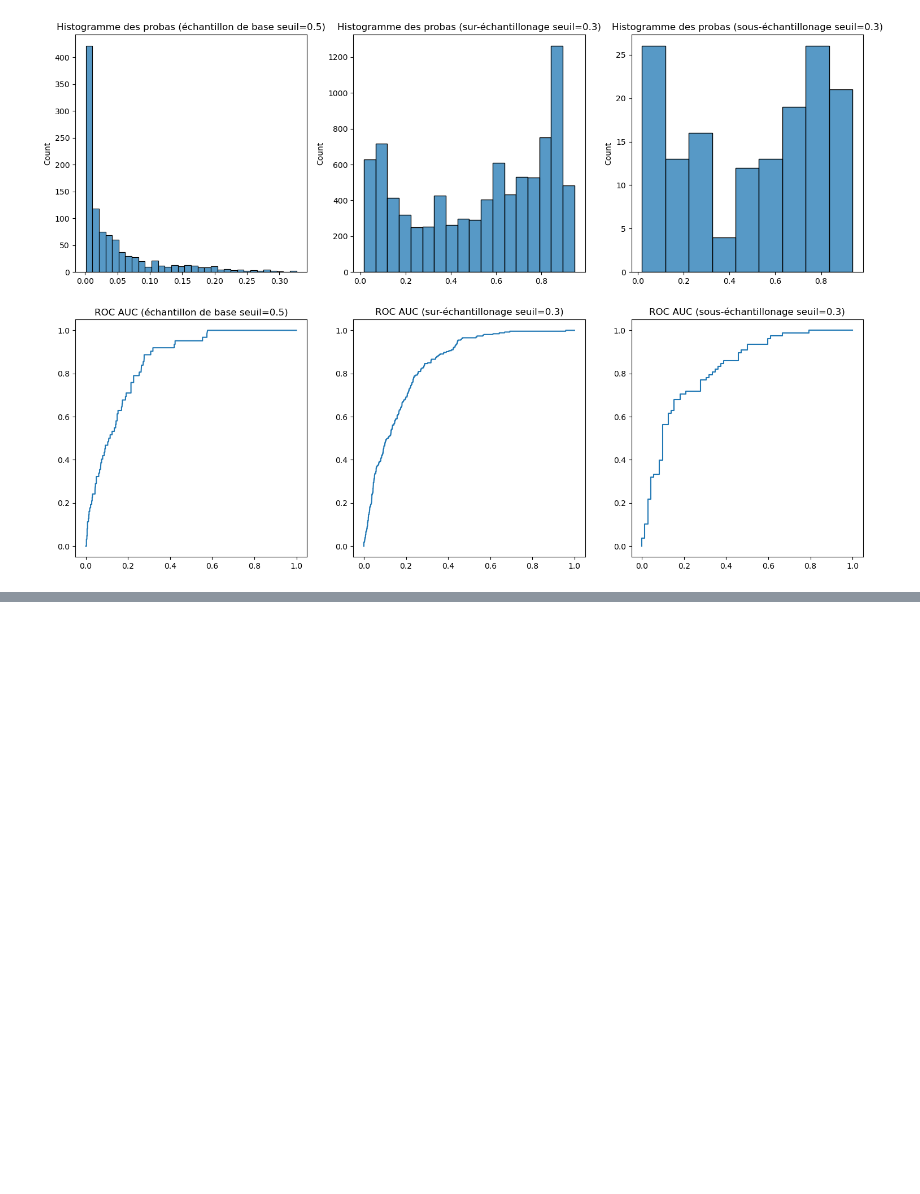
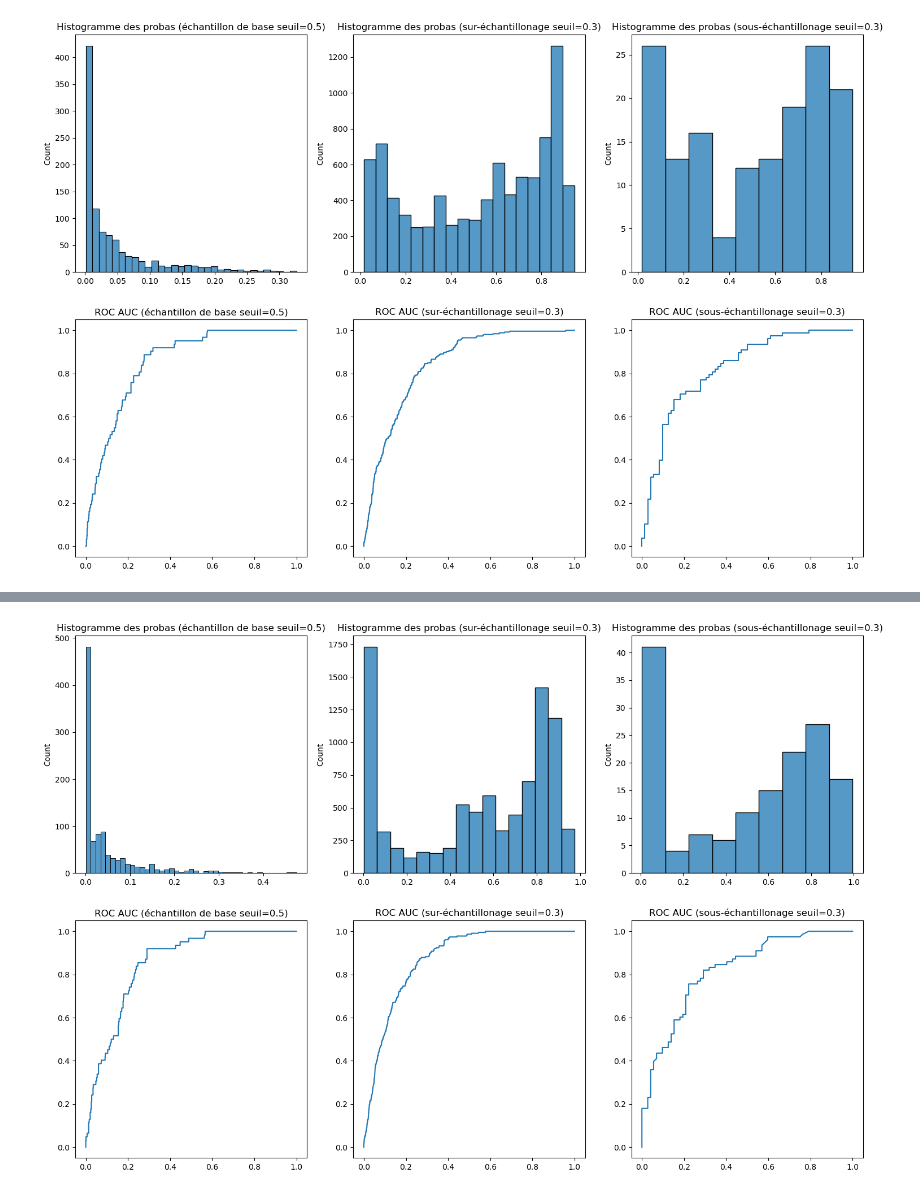
Before and after one commit to Antho-SJ/strocke-alert, a Jupyter notebook: Asj.ipynb, the cells around one changed output, grey strips where cells are left out. Saved outputs shown, nothing was run; the diff lists cells and outputs as text; code cells hidden in the pictures; blank space fills up the shorter version.

```diff
--- a/Asj.ipynb
+++ b/Asj.ipynb
@@ -1205,0 +1568,24 @@ plt.show()
+# %%
+fig, axs = plt.subplots(2,3,figsize=(18,12))
+
+sns.histplot (y_hat_proba_1, ax=axs [0, 0])
+axs[0, 0].set_title('Histogramme des probas (échantillon de base seuil=0.5)')
+
+sns.histplot(y_hat_proba_2, ax=axs[0, 1])
+axs[0, 1].set_title('Histogramme des probas (sur-échantillonage seuil=0.3)')
+
+sns.histplot(y_hat_proba_3, ax=axs [0, 2])
+axs [0, 2].set_title('Histogramme des probas (sous-échantillonage seuil=0.3)')
+
+axs [1, 0].plot(fpr_1, tpr_1)
+axs [1, 0]. set_title('ROC AUC (échantillon de base seuil=0.5)')
+
+axs [1, 1].plot(fpr_2, tpr_2)
+axs[1, 1].set_title('ROC AUC (sur-échantillonage seuil=0.3)')
+
+axs[1, 2].plot(fpr_3, tpr_3)
+axs[1, 2].set_title('ROC AUC (sous-échantillonage seuil=0.3)')
+
+plt.show()
+# %% [output]
+[figure, added]
```
Also changed, not shown: parts of 14 cells of this notebook.
